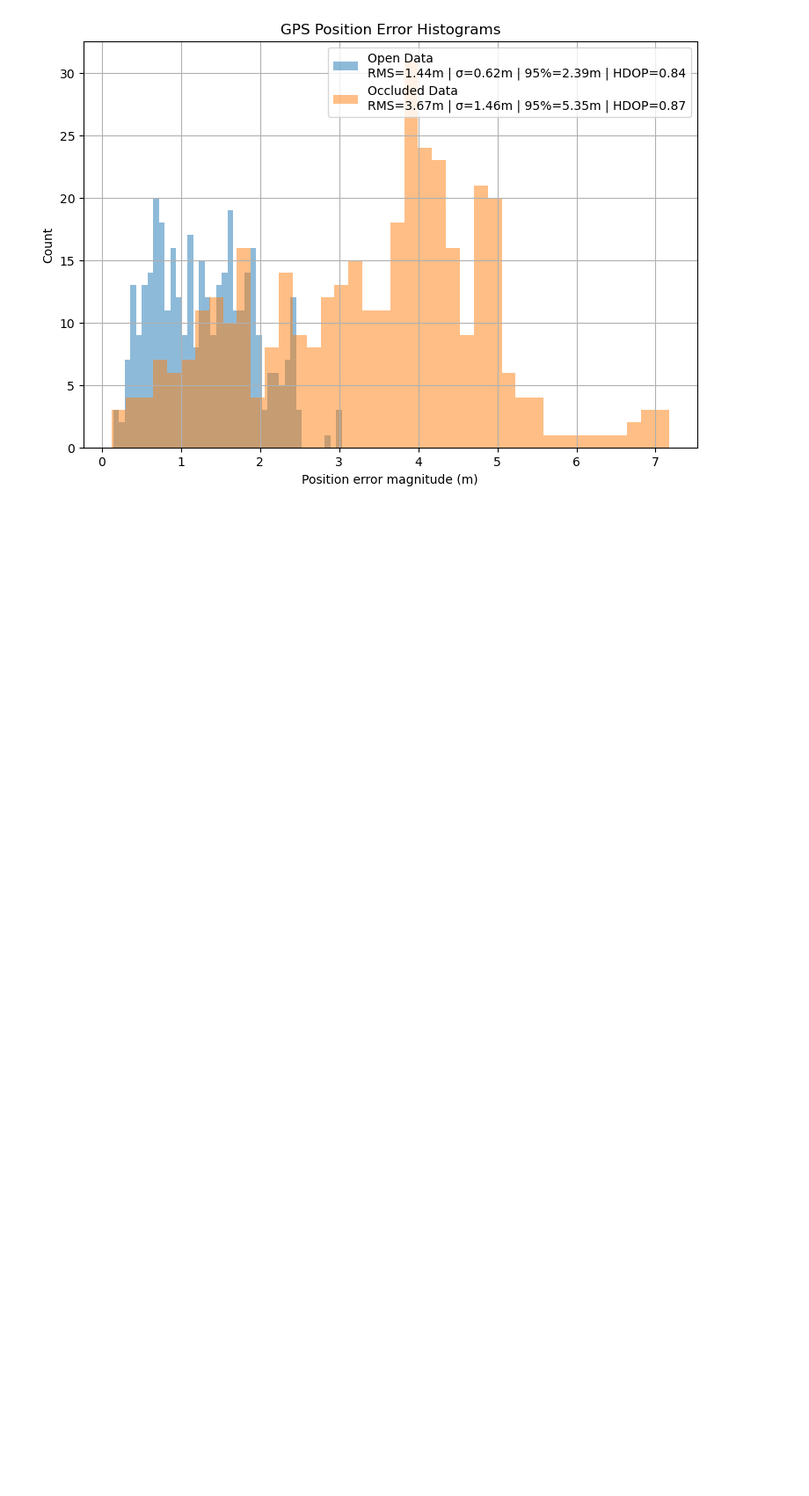
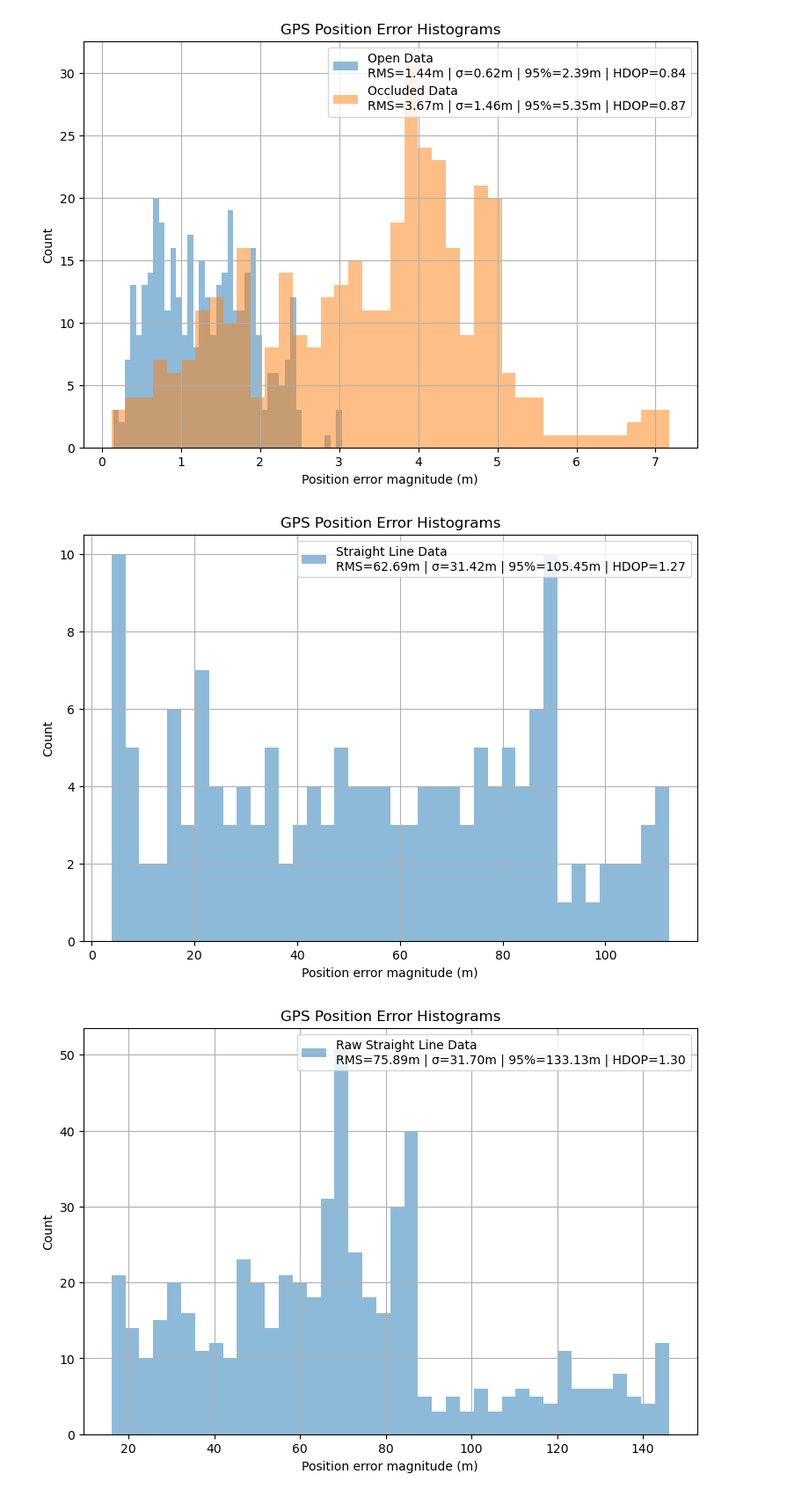
Before and after one commit to ramirez-adr/EECE5554, a Jupyter notebook: LAB1/src/humble_data_analysis.ipynb, the cells around one changed output. Shown at 88% size. Drawn from its saved outputs; the diff is of its cells as text; code cells hidden in the pictures; blank space fills up the shorter version.

```diff
--- a/LAB1/src/humble_data_analysis.ipynb
+++ b/LAB1/src/humble_data_analysis.ipynb
@@ -162,9 +157,16 @@ plot_error_histograms([
 # %% [output]
 [figure]
 # %%
-# plot_error_histograms([
-#     (straight_line_data, 'Straight Line Data'),
-# ])
+plot_error_histograms([
+    (straight_line_data, 'Straight Line Data'),
+])
+
+plot_error_histograms([
+    (raw_straight_line_df, 'Raw Straight Line Data'),
+])
+# %% [output]
+[figure, added]
+[figure, added]
 # %%
 def plot_altitude_vs_time_all(datasets):
     """
```
Also changed, not shown: parts of 6 cells of this notebook, 2 other files.
